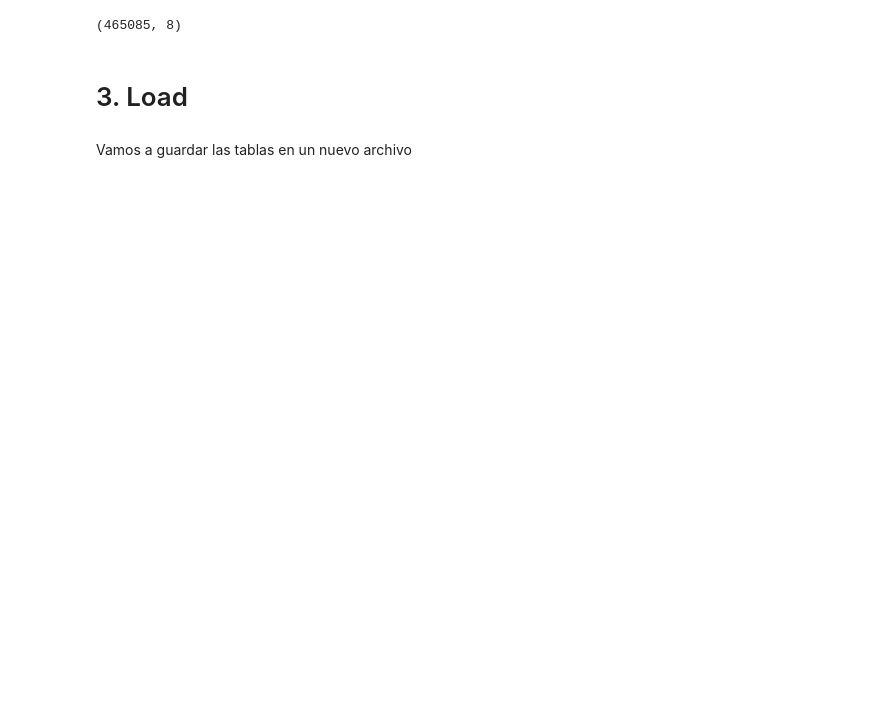
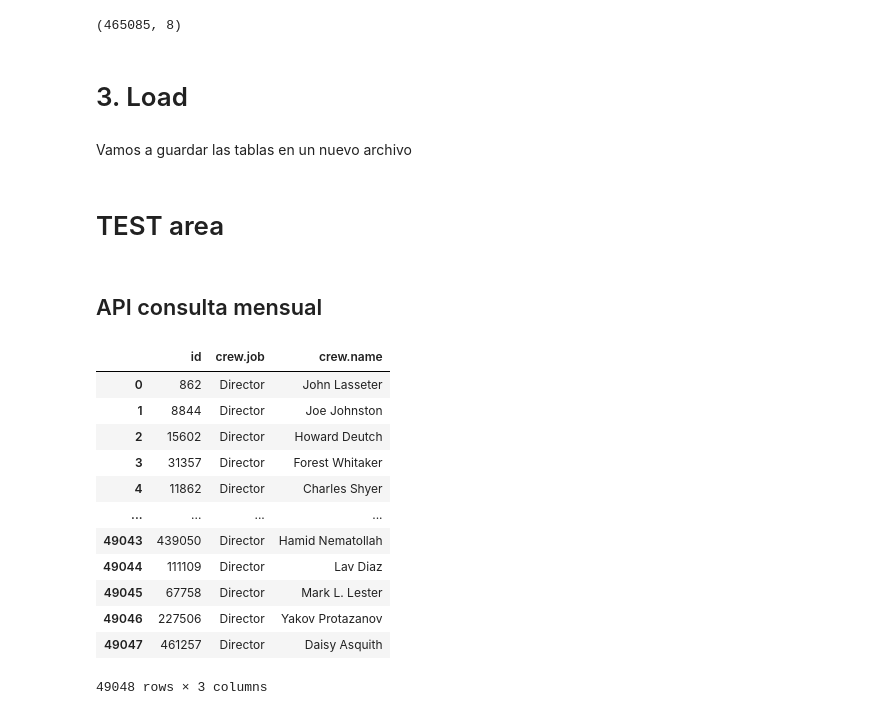
Before and after one commit to SDCaFlo/HenryProjects, a Jupyter notebook: ETL.ipynb, the cells around one changed output. Drawn from its saved outputs; the diff is of its cells as text; code cells hidden in the pictures; blank space fills up the shorter version.

```diff
--- a/ETL.ipynb
+++ b/ETL.ipynb
@@ -355,0 +355,4 @@ movies_df_exploded_normalized.to_csv("transformed/movies_df", index=False)
+# %% [markdown]
+# TEST area
+# %% [markdown]
+## API consulta mensual
@@ -355,0 +370,16 @@ movies_df_exploded_normalized.to_csv("transformed/movies_df", index=False)
+# %%
+director_df
+# %% [output]
+|  | id | crew.job | crew.name |
+| 0 | 862 | Director | John Lasseter |
+| 1 | 8844 | Director | Joe Johnston |
+| 2 | 15602 | Director | Howard Deutch |
+| 3 | 31357 | Director | Forest Whitaker |
+| 4 | 11862 | Director | Charles Shyer |
+| ... | ... | ... | ... |
+| 49043 | 439050 | Director | Hamid Nematollah |
+| 49044 | 111109 | Director | Lav Diaz |
+| 49045 | 67758 | Director | Mark L. Lester |
+| 49046 | 227506 | Director | Yakov Protazanov |
+| 49047 | 461257 | Director | Daisy Asquith |
+49048 rows × 3 columns
```
Also changed, not shown: parts of 16 cells of this notebook, 1 other file.
